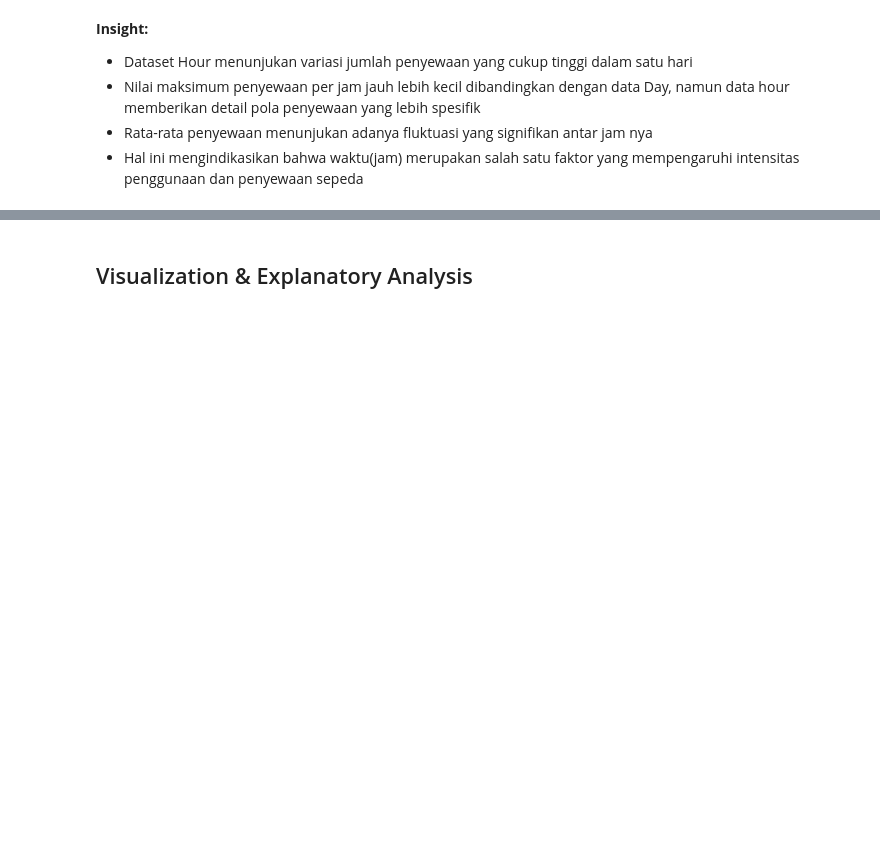
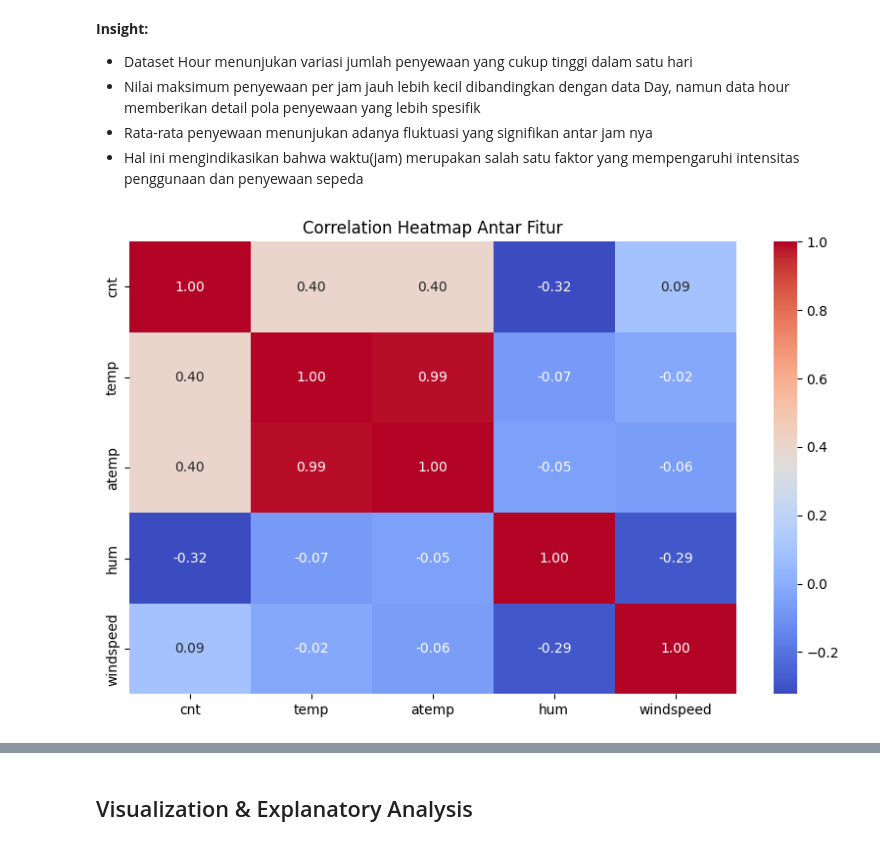
Before and after one commit to LoistaAmanda/Submission_BFAD, a Jupyter notebook: Proyek_Analisis_Data_Loista_Amanda_Noviar.ipynb, the cells around one changed output, grey strips where cells are left out. Saved outputs shown, nothing was run; the diff lists cells and outputs as text; code cells hidden in the pictures; blank space fills up the shorter version.

```diff
--- a/Proyek_Analisis_Data_Loista_Amanda_Noviar.ipynb
+++ b/Proyek_Analisis_Data_Loista_Amanda_Noviar.ipynb
@@ -213,3 +213,19 @@ df_hour.describe()
 - Nilai maksimum penyewaan per jam jauh lebih kecil dibandingkan dengan data Day, namun data hour memberikan detail pola penyewaan yang lebih spesifik
 - Rata-rata penyewaan menunjukan adanya fluktuasi yang signifikan antar jam nya
 - Hal ini mengindikasikan bahwa waktu(jam) merupakan salah satu faktor yang mempengaruhi intensitas penggunaan dan penyewaan sepeda
+# %%
+plt.figure(figsize=(10,6))
+
+corr = df_hour[['cnt','temp','atemp','hum','windspeed']].corr()
+
+sns.heatmap(
+    corr,
+    annot=True,
+    cmap='coolwarm',
+    fmt='.2f'
+)
+
+plt.title("Correlation Heatmap Antar Fitur")
+plt.show()
+# %% [output]
+[figure, added]
```
Also changed, not shown: parts of 21 cells of this notebook, 7 other files.
